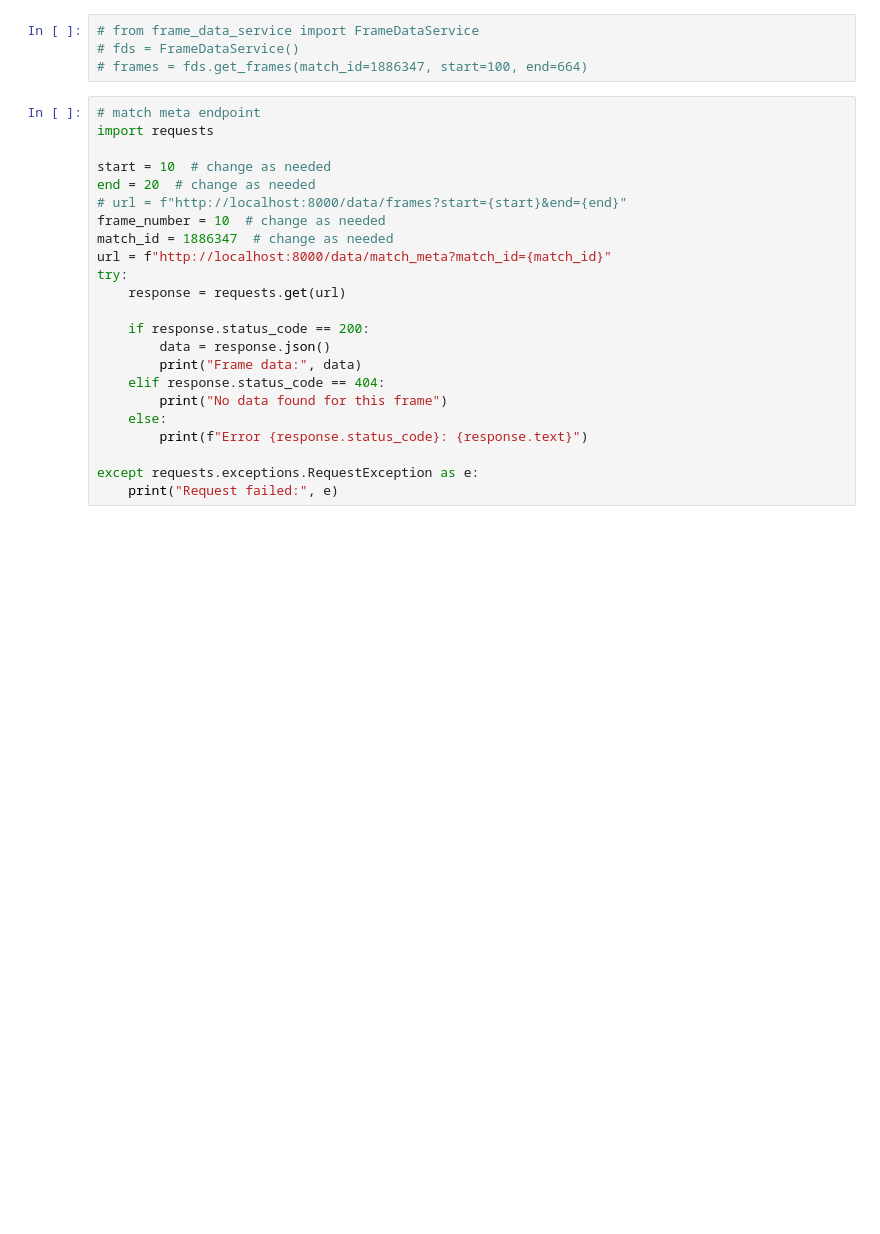
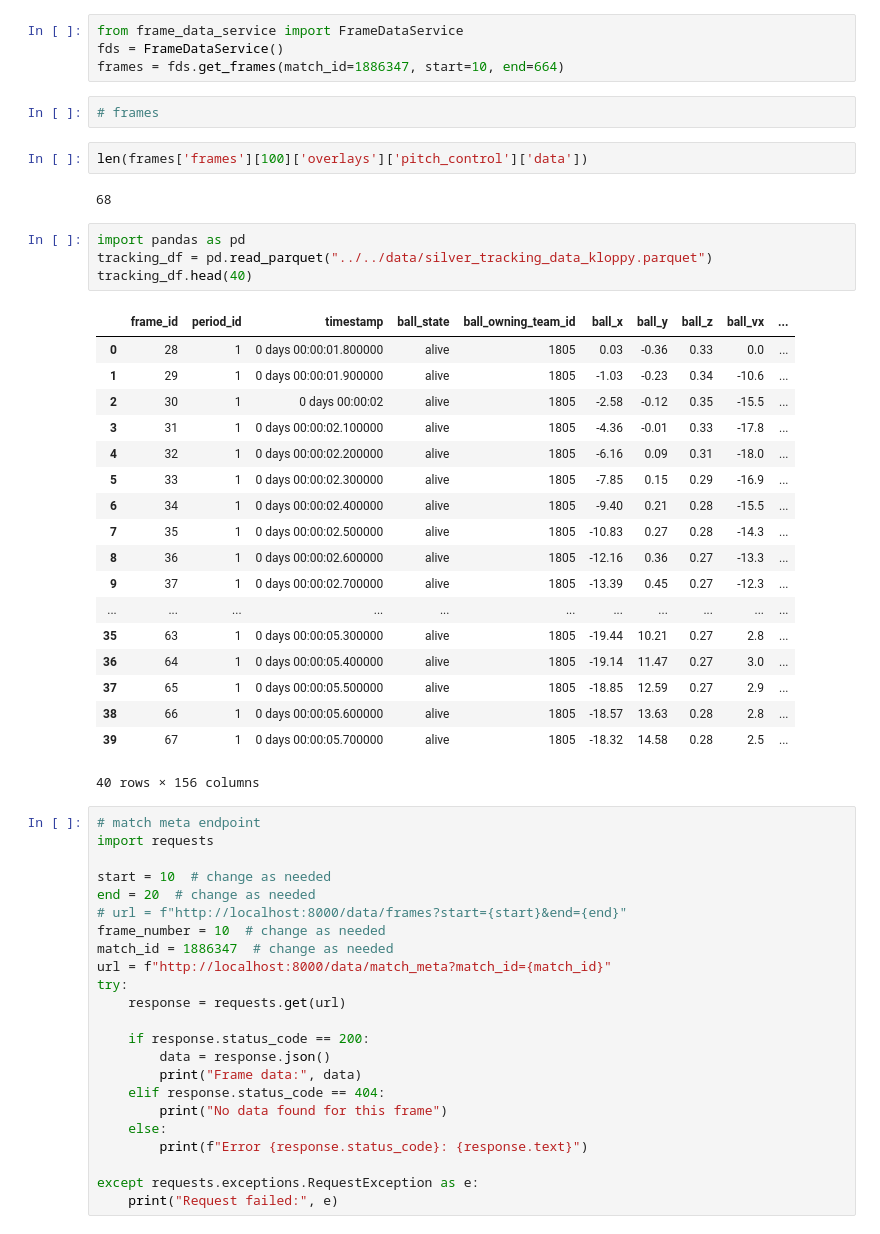
Before and after one commit to MihirT906/PlayTactix, a Jupyter notebook: backend/services/test_backend.ipynb, the cells around one changed output. Drawn from its saved outputs; the diff is of its cells as text; blank space fills up the shorter version.

Commit message:
Dynamic pitch control [Dirty]

```diff
--- a/backend/services/test_backend.ipynb
+++ b/backend/services/test_backend.ipynb
@@ -1,7 +1,36 @@
 # %%
-# from frame_data_service import FrameDataService
-# fds = FrameDataService()
-# frames = fds.get_frames(match_id=1886347, start=100, end=664)
+from frame_data_service import FrameDataService
+fds = FrameDataService()
+frames = fds.get_frames(match_id=1886347, start=10, end=664)
+# %%
+# frames
+# %%
+len(frames['frames'][100]['overlays']['pitch_control']['data'])
+# %% [output]
+68
+# %%
+import pandas as pd
+tracking_df = pd.read_parquet("../../data/silver_tracking_data_kloppy.parquet")
+tracking_df.head(40)
+# %% [output]
+|  | frame_id | period_id | timestamp | ball_state | ball_owning_team_id | ball_x | ball_y | ball_z | ball_vx | ... |
+| 0 | 28 | 1 | 0 days 00:00:01.800000 | alive | 1805 | 0.03 | -0.36 | 0.33 | 0.0 | ... |
+| 1 | 29 | 1 | 0 days 00:00:01.900000 | alive | 1805 | -1.03 | -0.23 | 0.34 | -10.6 | ... |
+| 2 | 30 | 1 | 0 days 00:00:02 | alive | 1805 | -2.58 | -0.12 | 0.35 | -15.5 | ... |
+| 3 | 31 | 1 | 0 days 00:00:02.100000 | alive | 1805 | -4.36 | -0.01 | 0.33 | -17.8 | ... |
+| 4 | 32 | 1 | 0 days 00:00:02.200000 | alive | 1805 | -6.16 | 0.09 | 0.31 | -18.0 | ... |
+| 5 | 33 | 1 | 0 days 00:00:02.300000 | alive | 1805 | -7.85 | 0.15 | 0.29 | -16.9 | ... |
+| 6 | 34 | 1 | 0 days 00:00:02.400000 | alive | 1805 | -9.40 | 0.21 | 0.28 | -15.5 | ... |
+| 7 | 35 | 1 | 0 days 00:00:02.500000 | alive | 1805 | -10.83 | 0.27 | 0.28 | -14.3 | ... |
+| 8 | 36 | 1 | 0 days 00:00:02.600000 | alive | 1805 | -12.16 | 0.36 | 0.27 | -13.3 | ... |
+| 9 | 37 | 1 | 0 days 00:00:02.700000 | alive | 1805 | -13.39 | 0.45 | 0.27 | -12.3 | ... |
+| ... | ... | ... | ... | ... | ... | ... | ... | ... | ... | ... |
+| 35 | 63 | 1 | 0 days 00:00:05.300000 | alive | 1805 | -19.44 | 10.21 | 0.27 | 2.8 | ... |
+| 36 | 64 | 1 | 0 days 00:00:05.400000 | alive | 1805 | -19.14 | 11.47 | 0.27 | 3.0 | ... |
+| 37 | 65 | 1 | 0 days 00:00:05.500000 | alive | 1805 | -18.85 | 12.59 | 0.27 | 2.9 | ... |
+| 38 | 66 | 1 | 0 days 00:00:05.600000 | alive | 1805 | -18.57 | 13.63 | 0.28 | 2.8 | ... |
+| 39 | 67 | 1 | 0 days 00:00:05.700000 | alive | 1805 | -18.32 | 14.58 | 0.28 | 2.5 | ... |
+40 rows × 156 columns
 # %%
 # match meta endpoint
 import requests
```
Also changed, not shown: parts of 2 cells of this notebook, 9 other files.
